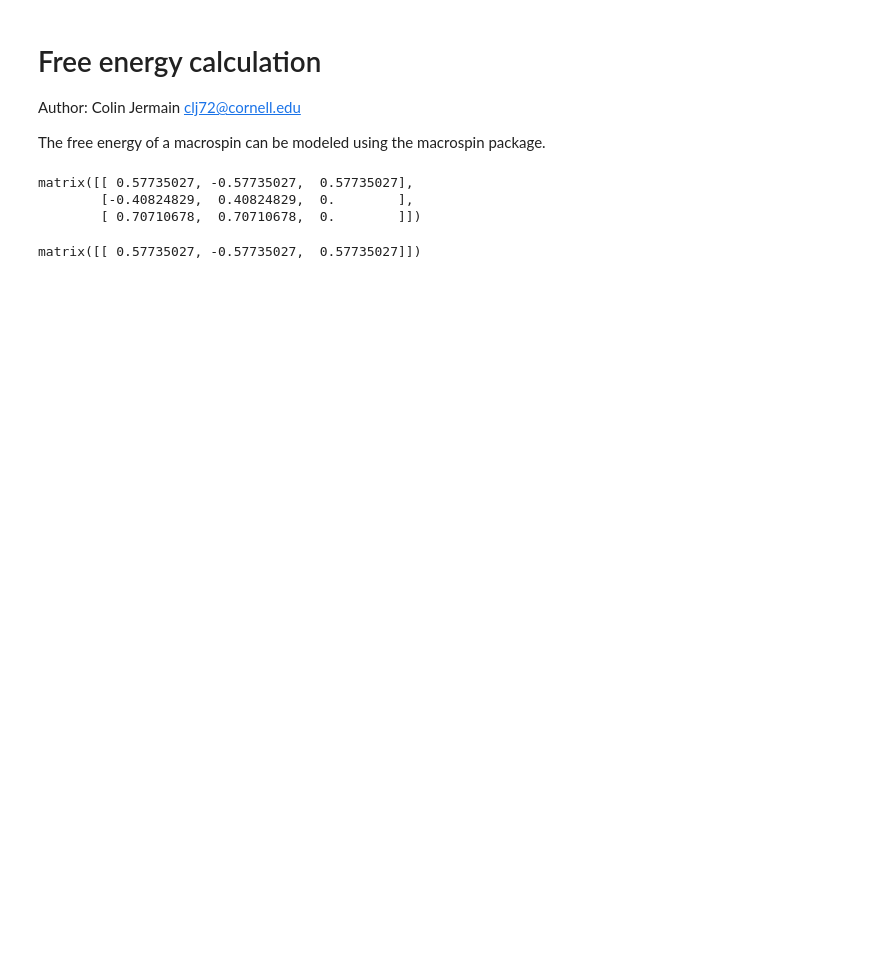
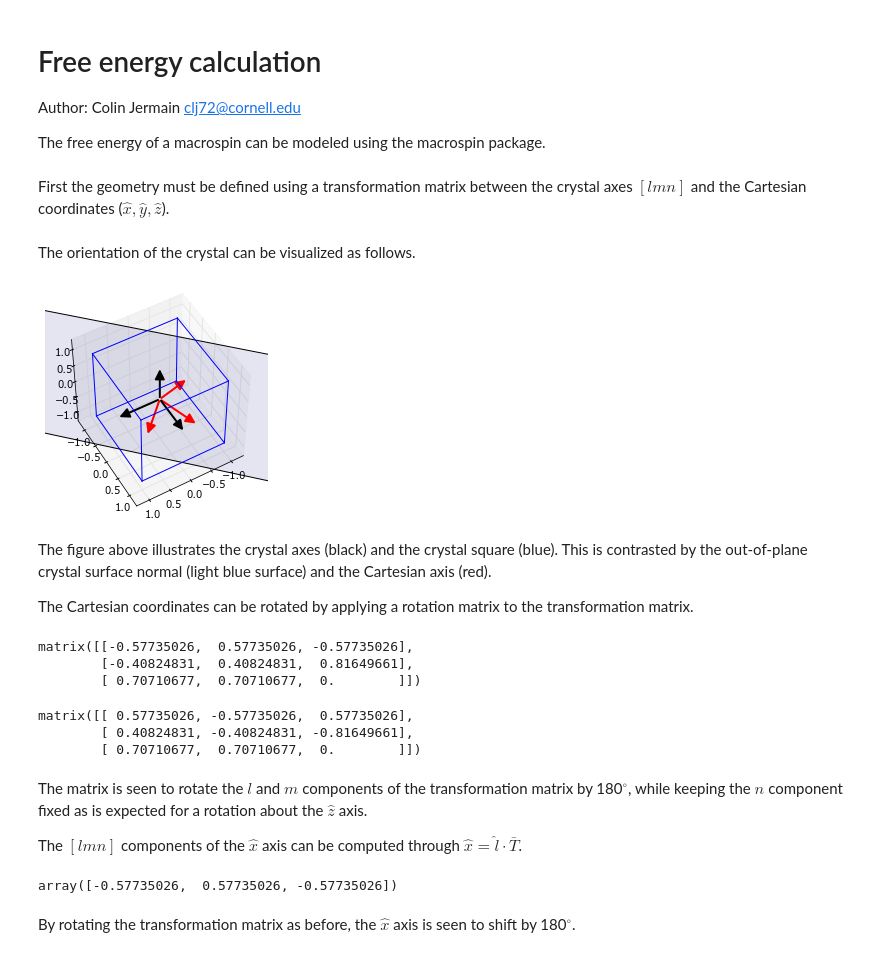
Before and after one commit to ralph-group/macrospin, a Jupyter notebook: examples/Free energy.ipynb, the cells around one changed output. Cells and saved outputs as stored; diff of their text form; code cells hidden in the pictures; blank space fills up the shorter version.

Commit message:
Updates for crystal structure analysis

```diff
--- a/examples/Free energy.ipynb
+++ b/examples/Free energy.ipynb
@@ -10,21 +12,62 @@ import numpy as np
+# %% [markdown]
+First the geometry must be defined using a transformation matrix between the crystal axes $[lmn]$ and the Cartesian coordinates ($\hat{x}, \hat{y}, \hat{z}$).
 # %%
 # Define the transformation matrix and unit vectors
-T = np.matrix([
-    [1/sqrt(3), -1/sqrt(3), 1/sqrt(3)],
-    [-1/sqrt(6), 1/sqrt(6), sqrt(2/3)],
-    [1/sqrt(2), 1/sqrt(2), 0]
-])
-x = np.array([1,0,0])
-y = np.array([0,1,0])
-z = np.array([0,0,1])
-c1 = T.dot(x)
-c2 = T.dot(y)
-T
+l = np.array([1,0,0])
+m = np.array([0,1,0])
+n = np.array([0,0,1])
+
+x = np.array([-1/sqrt(3), 1/sqrt(3), -1/sqrt(3)])
+y = np.array([-1/sqrt(6), 1/sqrt(6), sqrt(2/3)])
+z = np.cross(x, y)
+T = np.empty((3,3), dtype=np.float32)
+T[0] = x
+T[1] = y
+T[2] = z
-# %% [output]
-matrix([[ 0.57735027, -0.57735027,  0.57735027],
-        [-0.40824829,  0.40824829,  0.        ],
-        [ 0.70710678,  0.70710678,  0.        ]])
-# %%
-T.T.dot(x)
-# %% [output]
-matrix([[ 0.57735027, -0.57735027,  0.57735027]])
+# %% [markdown]
+The orientation of the crystal can be visualized as follows.
+# %%
+from mpl_toolkits.mplot3d import Axes3D, proj3d
+
+figure = plt.figure()
+ax = figure.gca(projection='3d')
+ax.set_aspect("equal")
+ax.view_init(elev=50, azim=60)
+ax.set_ylim(-1.25,1.25)
+ax.set_xlim(-1.25,1.25)
+ax.set_zlim(-1.25,1.25)
+
+plot_surface(figure, z)
+plot_unit_square(figure)
+plot_unit_vectors(figure, np.array([x,y,z]))
+plot_unit_vectors(figure, np.array([l,m,n]), color='k')
+plt.draw()
+plt.show()
+# %% [output]
+[figure, added]
+# %% [markdown]
+The figure above illustrates the crystal axes (black) and the crystal square (blue). This is contrasted by the out-of-plane crystal surface normal (light blue surface) and the Cartesian axis (red).
+
+The Cartesian coordinates can be rotated by applying a rotation matrix to the transformation matrix.
+# %%
+Rz(0).dot(T)
+# %% [output]
+matrix([[-0.57735026,  0.57735026, -0.57735026],
+        [-0.40824831,  0.40824831,  0.81649661],
+        [ 0.70710677,  0.70710677,  0.        ]])
+# %%
+Rz(180).dot(T)
+# %% [output]
+matrix([[ 0.57735026, -0.57735026,  0.57735026],
+        [ 0.40824831, -0.40824831, -0.81649661],
+        [ 0.70710677,  0.70710677,  0.        ]])
+# %% [markdown]
+The matrix is seen to rotate the $l$ and $m$ components of the transformation matrix by 180$^\circ$, while keeping the $n$ component fixed as is expected for a rotation about the $\hat{z}$ axis.
+
+The $[lmn]$ components of the $\hat{x}$ axis can be computed through $\hat{x} = \hat{l} \cdot \bar{T}$.
+# %%
+l.dot(T)
+# %% [output]
+array([-0.57735026,  0.57735026, -0.57735026])
+# %% [markdown]
+By rotating the transformation matrix as before, the $\hat{x}$ axis is seen to shift by 180$^\circ$.
```
Also changed, not shown: parts of 12 cells of this notebook, 2 other files.
